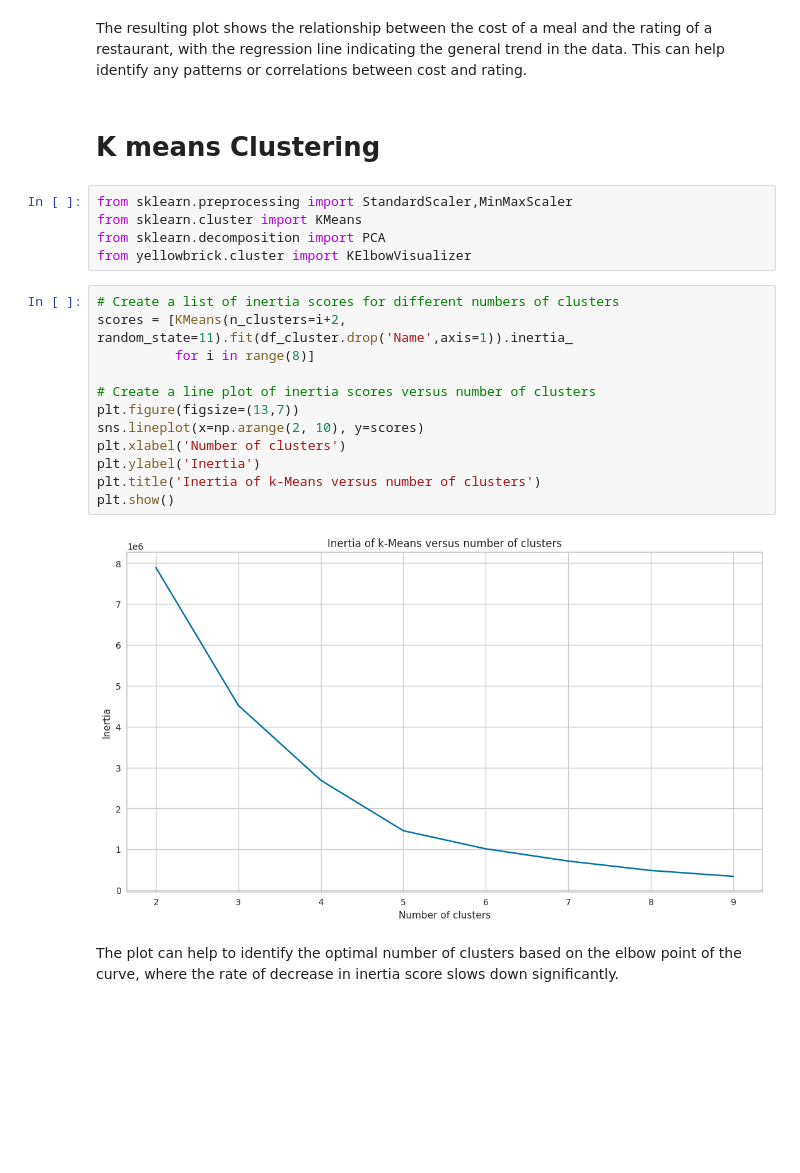
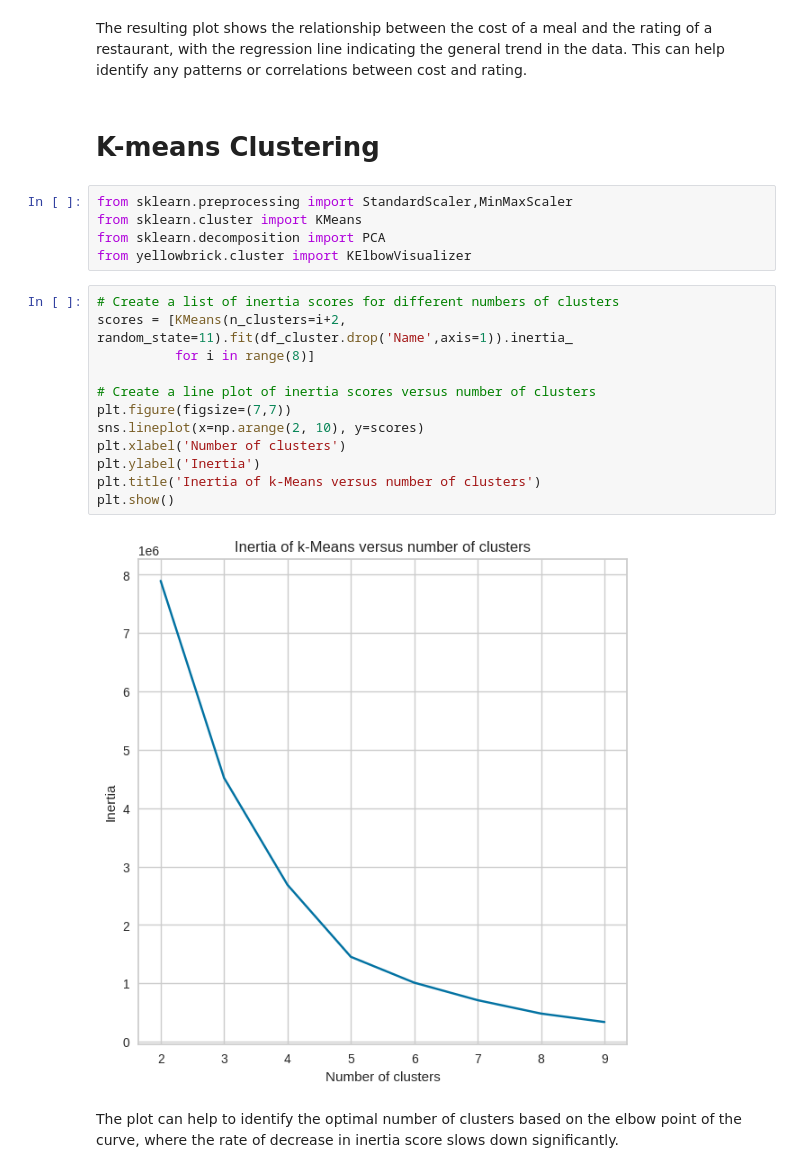
Before and after one commit to Bhojraj-Jadhav/Zomato-Restaurant-Clustering-and-Sentiment-Analysis, a Jupyter notebook: Zomato_Restaurant_Clustering_&_Sentiment_Analysis.ipynb, the cells around one changed output. Cells and saved outputs as stored; diff of their text form; blank space fills up the shorter version.

```diff
--- a/Zomato_Restaurant_Clustering_&_Sentiment_Analysis.ipynb
+++ b/Zomato_Restaurant_Clustering_&_Sentiment_Analysis.ipynb
@@ -1164,7 +1184,7 @@ sns.lmplot(y='Rating',x='Cost',data=df_cluster,line_kws={'color' :'red'},height=
 # %% [markdown]
 The resulting plot shows the relationship between the cost of a meal and the rating of a restaurant, with the regression line indicating the general trend in the data. This can help identify any patterns or correlations between cost and rating.
 # %% [markdown]
-# K means Clustering
+# K-means Clustering
 # %%
 from sklearn.preprocessing import StandardScaler,MinMaxScaler
 from sklearn.cluster import KMeans
@@ -1173,17 +1193,17 @@ from yellowbrick.cluster import KElbowVisualizer
 # %%
 # Create a list of inertia scores for different numbers of clusters
 scores = [KMeans(n_clusters=i+2, random_state=11).fit(df_cluster.drop('Name',axis=1)).inertia_
           for i in range(8)]
 
 # Create a line plot of inertia scores versus number of clusters
-plt.figure(figsize=(13,7))
+plt.figure(figsize=(7,7))
 sns.lineplot(x=np.arange(2, 10), y=scores)
 plt.xlabel('Number of clusters')
 plt.ylabel('Inertia')
 plt.title('Inertia of k-Means versus number of clusters')
 plt.show()
 # %% [output]
-[figure, old version]
+[figure, new version]
 # %% [markdown]
 The plot can help to identify the optimal number of clusters based on the elbow point of the curve, where the rate of decrease in inertia score slows down significantly.
 # %%
```
Also changed, not shown: parts of 45 cells of this notebook.
